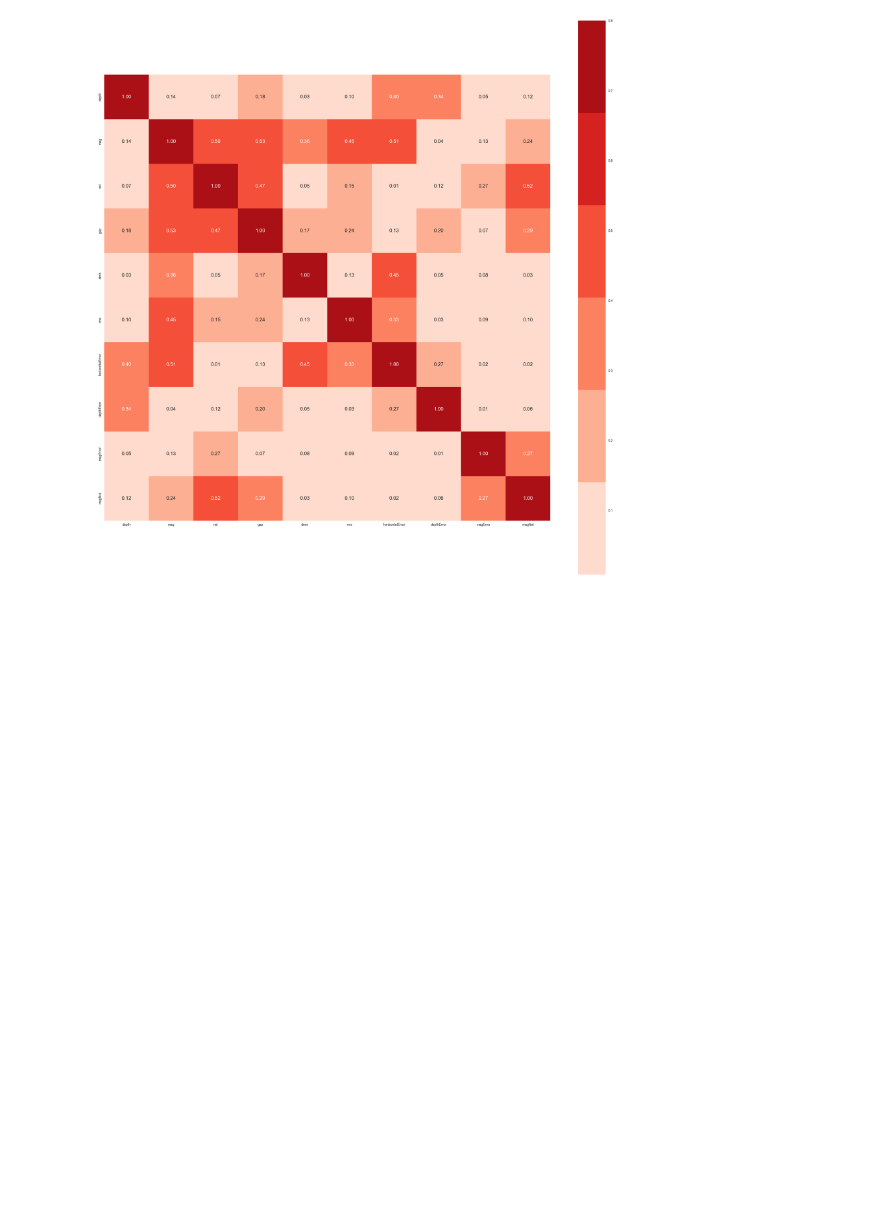
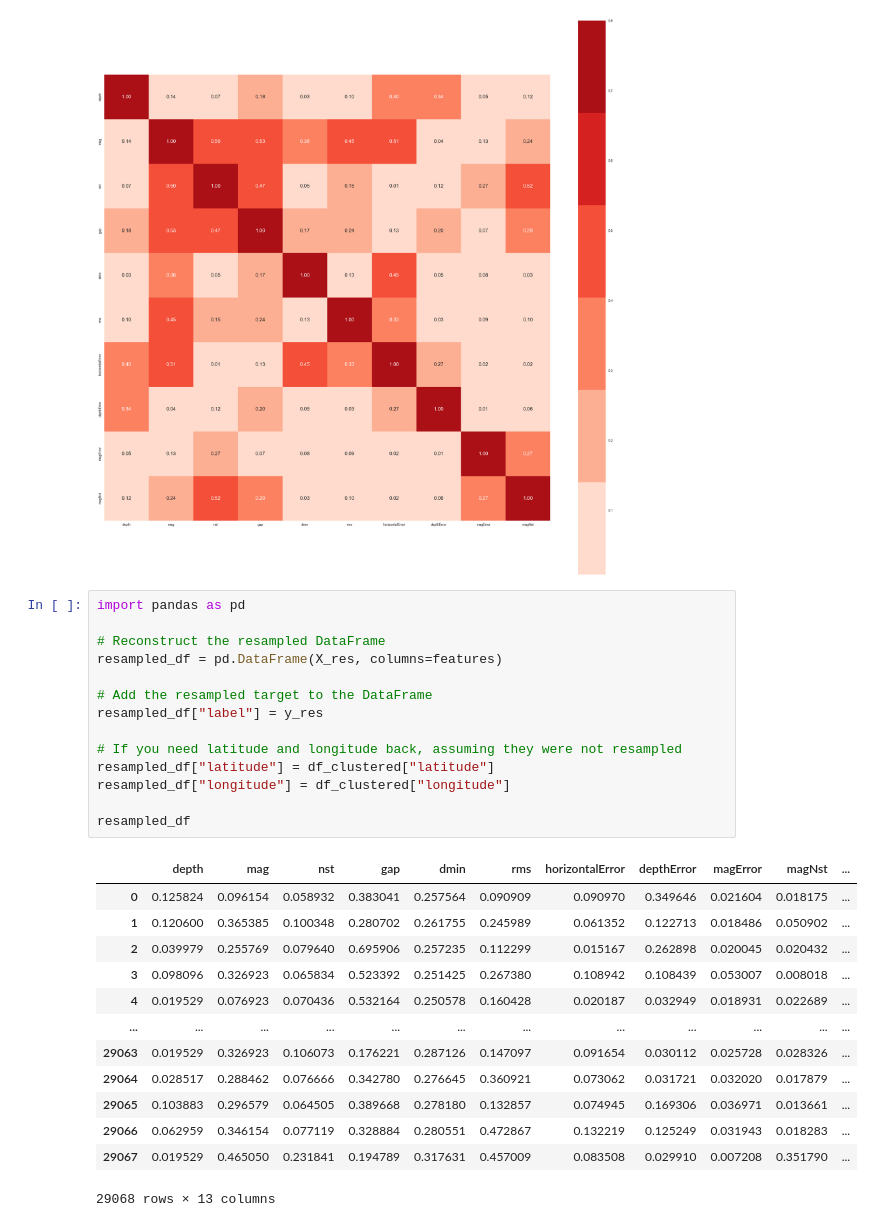
Before and after one commit to waiee/Earthquake_Prediction, a Jupyter notebook: preprocess.ipynb, the cells around one changed output. Cells and saved outputs as stored; diff of their text form; blank space fills up the shorter version.

```diff
--- a/preprocess.ipynb
+++ b/preprocess.ipynb
@@ -249,3 +249,31 @@ sns.heatmap(corr_matrix , vmax=.8, square=True, annot=True, fmt= '.2f', annot_kw
 # %% [output]
 <AxesSubplot: >
 [figure]
+# %%
+import pandas as pd
+
+# Reconstruct the resampled DataFrame
+resampled_df = pd.DataFrame(X_res, columns=features)
+
+# Add the resampled target to the DataFrame
+resampled_df["label"] = y_res
+
+# If you need latitude and longitude back, assuming they were not resampled
+resampled_df["latitude"] = df_clustered["latitude"]
+resampled_df["longitude"] = df_clustered["longitude"]
+
+resampled_df
+# %% [output]
+|  | depth | mag | nst | gap | dmin | rms | horizontalError | depthError | magError | magNst | ... |
+| 0 | 0.125824 | 0.096154 | 0.058932 | 0.383041 | 0.257564 | 0.090909 | 0.090970 | 0.349646 | 0.021604 | 0.018175 | ... |
+| 1 | 0.120600 | 0.365385 | 0.100348 | 0.280702 | 0.261755 | 0.245989 | 0.061352 | 0.122713 | 0.018486 | 0.050902 | ... |
+| 2 | 0.039979 | 0.255769 | 0.079640 | 0.695906 | 0.257235 | 0.112299 | 0.015167 | 0.262898 | 0.020045 | 0.020432 | ... |
+| 3 | 0.098096 | 0.326923 | 0.065834 | 0.523392 | 0.251425 | 0.267380 | 0.108942 | 0.108439 | 0.053007 | 0.008018 | ... |
+| 4 | 0.019529 | 0.076923 | 0.070436 | 0.532164 | 0.250578 | 0.160428 | 0.020187 | 0.032949 | 0.018931 | 0.022689 | ... |
+| ... | ... | ... | ... | ... | ... | ... | ... | ... | ... | ... | ... |
+| 29063 | 0.019529 | 0.326923 | 0.106073 | 0.176221 | 0.287126 | 0.147097 | 0.091654 | 0.030112 | 0.025728 | 0.028326 | ... |
+| 29064 | 0.028517 | 0.288462 | 0.076666 | 0.342780 | 0.276645 | 0.360921 | 0.073062 | 0.031721 | 0.032020 | 0.017879 | ... |
+| 29065 | 0.103883 | 0.296579 | 0.064505 | 0.389668 | 0.278180 | 0.132857 | 0.074945 | 0.169306 | 0.036971 | 0.013661 | ... |
+| 29066 | 0.062959 | 0.346154 | 0.077119 | 0.328884 | 0.280551 | 0.472867 | 0.132219 | 0.125249 | 0.031943 | 0.018283 | ... |
+| 29067 | 0.019529 | 0.465050 | 0.231841 | 0.194789 | 0.317631 | 0.457009 | 0.083508 | 0.029910 | 0.007208 | 0.351790 | ... |
+29068 rows × 13 columns
```
